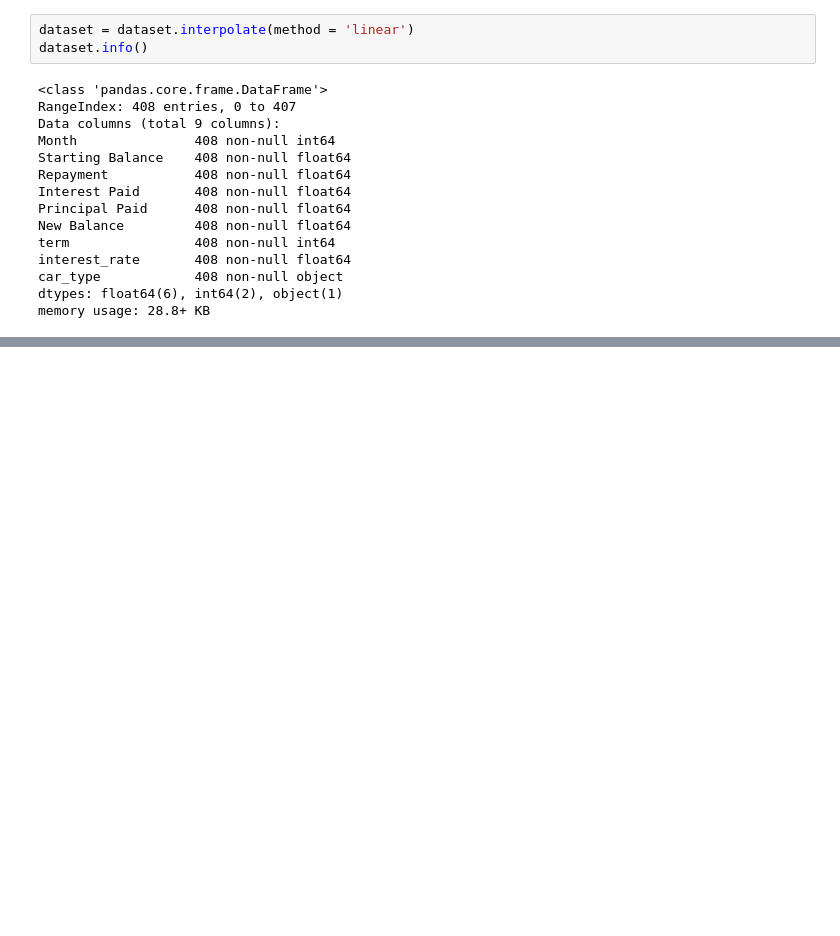
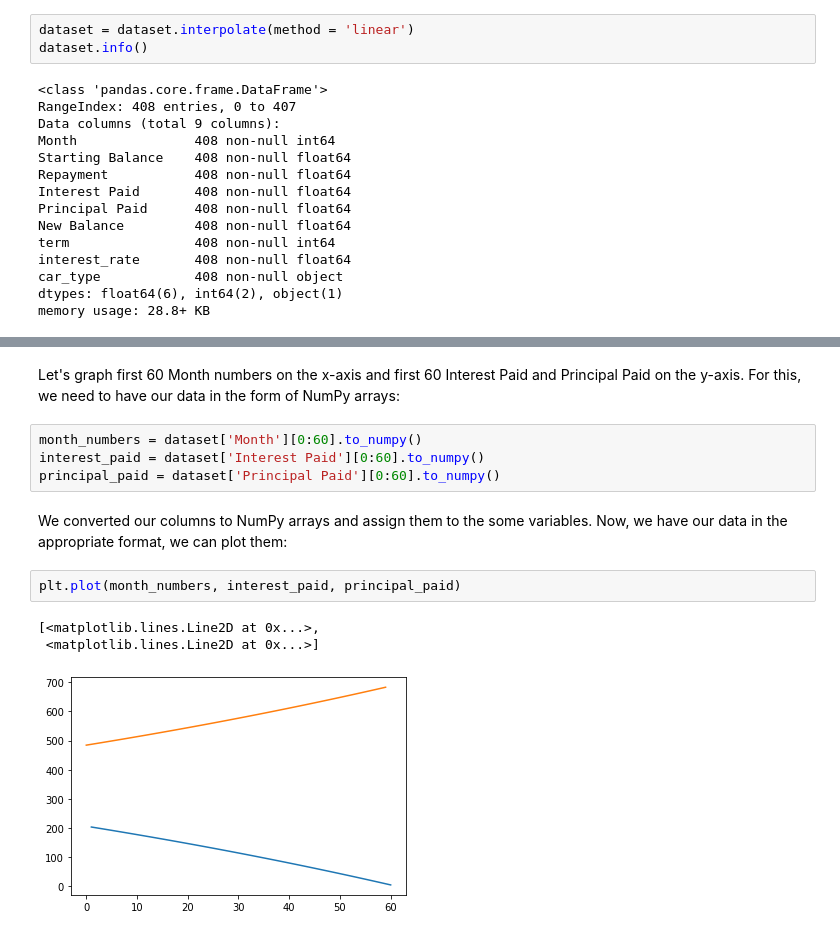
Before and after one commit to koraykoca/Data-Science, a Jupyter notebook: Data-visualization.ipynb, the cells around one changed output, grey strips where cells are left out. Saved outputs shown, nothing was run; the diff lists cells and outputs as text; blank space fills up the shorter version.

Commit message:
Matplotlib section added

```diff
--- a/Data-visualization.ipynb
+++ b/Data-visualization.ipynb
@@ -350,0 +426,14 @@ memory usage: 28.8+ KB
+# %% [markdown]
+Let's graph first 60 Month numbers on the x-axis and first 60 Interest Paid and Principal Paid on the y-axis. For this, we need to have our data in the form of NumPy arrays:
+# %%
+month_numbers = dataset['Month'][0:60].to_numpy()
+interest_paid = dataset['Interest Paid'][0:60].to_numpy()
+principal_paid = dataset['Principal Paid'][0:60].to_numpy()
+# %% [markdown]
+We converted our columns to NumPy arrays and assign them to the some variables. Now, we have our data in the appropriate format, we can plot them:
+# %%
+plt.plot(month_numbers, interest_paid, principal_paid)
+# %% [output]
+[<matplotlib.lines.Line2D at 0x...>,
+ <matplotlib.lines.Line2D at 0x...>]
+[figure, added]
```
Also changed, not shown: parts of 17 cells of this notebook.
